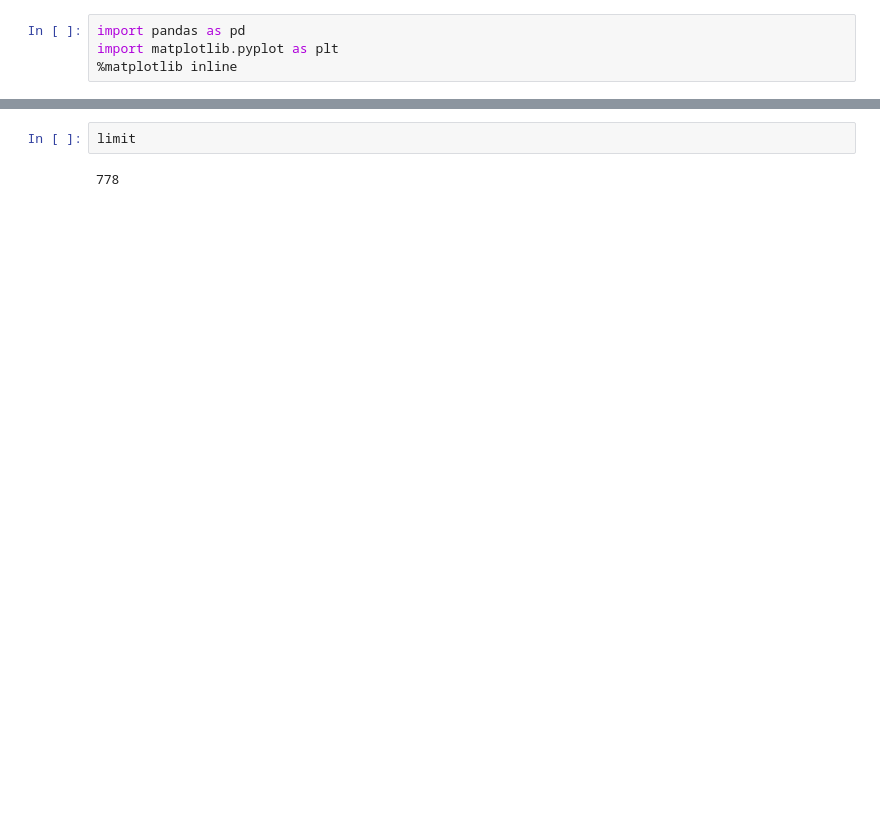
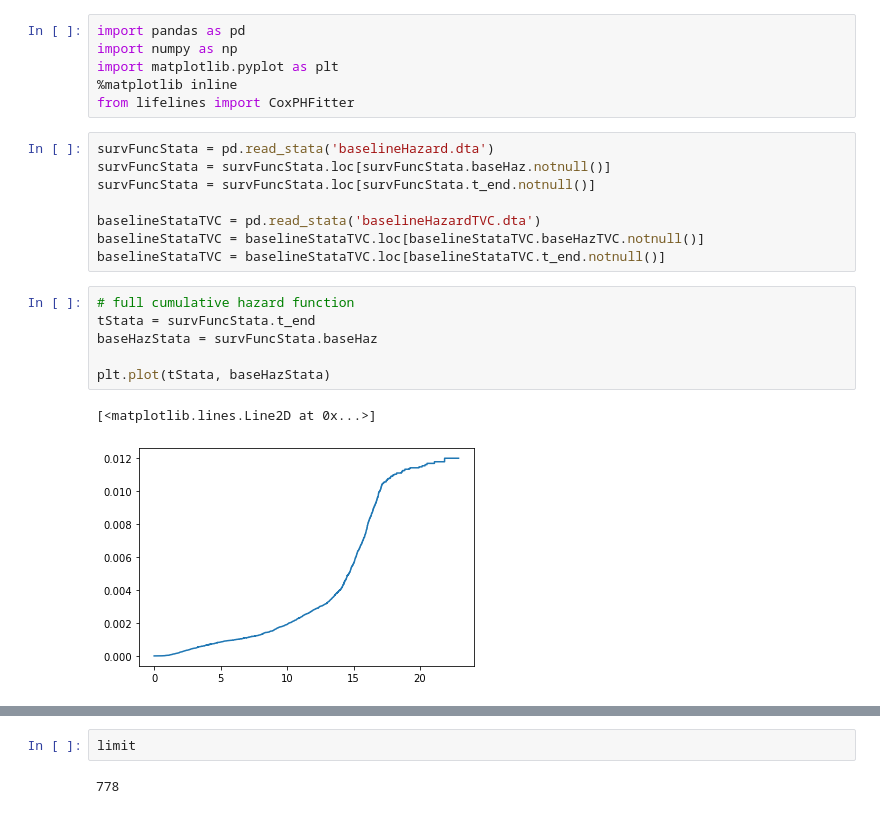
Before and after one commit to jburke5/microsimNHANES, a Jupyter notebook: lookAtSurvivalFunctionForDementiaModel.ipynb, the cells around one changed output, grey strips where cells are left out. Cells and saved outputs as stored; diff of their text form; blank space fills up the shorter version.

```diff
--- a/lookAtSurvivalFunctionForDementiaModel.ipynb
+++ b/lookAtSurvivalFunctionForDementiaModel.ipynb
@@ -1,4 +1,23 @@
 # %%
 import pandas as pd
+import numpy as np
 import matplotlib.pyplot as plt
 %matplotlib inline
+from lifelines import CoxPHFitter
+# %%
+survFuncStata = pd.read_stata('baselineHazard.dta')
+survFuncStata = survFuncStata.loc[survFuncStata.baseHaz.notnull()]
+survFuncStata = survFuncStata.loc[survFuncStata.t_end.notnull()]
+
+baselineStataTVC = pd.read_stata('baselineHazardTVC.dta')
+baselineStataTVC = baselineStataTVC.loc[baselineStataTVC.baseHazTVC.notnull()]
+baselineStataTVC = baselineStataTVC.loc[baselineStataTVC.t_end.notnull()]
+# %%
+# full cumulative hazard function
+tStata = survFuncStata.t_end
+baseHazStata = survFuncStata.baseHaz
+
+plt.plot(tStata, baseHazStata)
+# %% [output]
+[<matplotlib.lines.Line2D at 0x...>]
+[figure, added]
```
Also changed, not shown: parts of 20 cells of this notebook, 16 other files.
